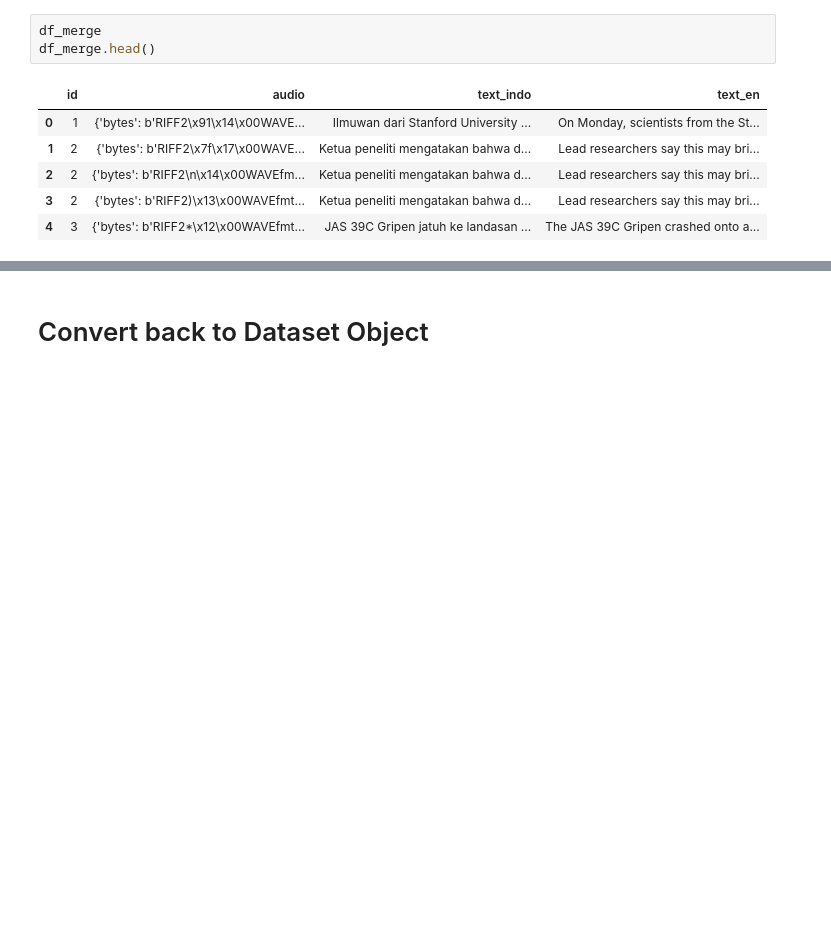
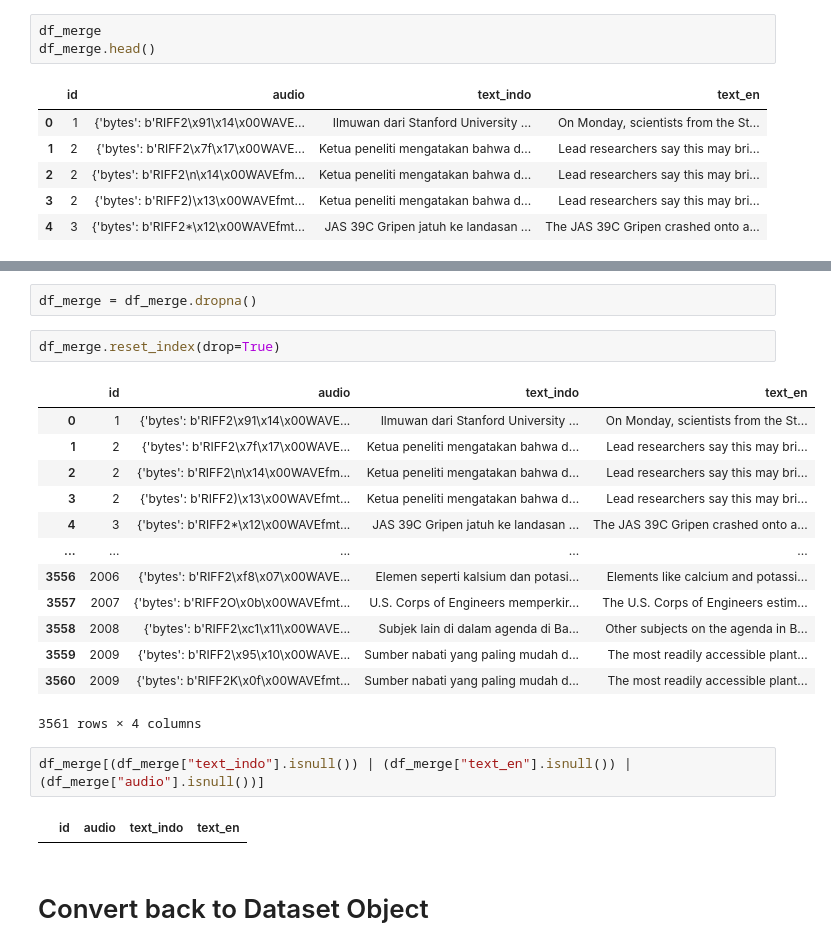
Before and after one commit to cobrayyxx/speech-translation-process, a Jupyter notebook: fleurs.ipynb, the cells around one changed output, grey strips where cells are left out. Drawn from its saved outputs; the diff is of its cells as text; blank space fills up the shorter version.

```diff
--- a/fleurs.ipynb
+++ b/fleurs.ipynb
@@ -178,3 +194,25 @@ df_merge[(df_merge["text_indo"] == None) | (df_merge["text_en"] == None)]
+# %%
+df_merge = df_merge.dropna()
+# %%
+df_merge.reset_index(drop=True)
+# %% [output]
+|  | id | audio | text_indo | text_en |
+| 0 | 1 | {'bytes': b'RIFF2\x91\x14\x00WAVE... | Ilmuwan dari Stanford University ... | On Monday, scientists from the St... |
+| 1 | 2 | {'bytes': b'RIFF2\x7f\x17\x00WAVE... | Ketua peneliti mengatakan bahwa d... | Lead researchers say this may bri... |
+| 2 | 2 | {'bytes': b'RIFF2\n\x14\x00WAVEfm... | Ketua peneliti mengatakan bahwa d... | Lead researchers say this may bri... |
+| 3 | 2 | {'bytes': b'RIFF2)\x13\x00WAVEfmt... | Ketua peneliti mengatakan bahwa d... | Lead researchers say this may bri... |
+| 4 | 3 | {'bytes': b'RIFF2*\x12\x00WAVEfmt... | JAS 39C Gripen jatuh ke landasan ... | The JAS 39C Gripen crashed onto a... |
+| ... | ... | ... | ... | ... |
+| 3556 | 2006 | {'bytes': b'RIFF2\xf8\x07\x00WAVE... | Elemen seperti kalsium dan potasi... | Elements like calcium and potassi... |
+| 3557 | 2007 | {'bytes': b'RIFF2O\x0b\x00WAVEfmt... | U.S. Corps of Engineers memperkir... | The U.S. Corps of Engineers estim... |
+| 3558 | 2008 | {'bytes': b'RIFF2\xc1\x11\x00WAVE... | Subjek lain di dalam agenda di Ba... | Other subjects on the agenda in B... |
+| 3559 | 2009 | {'bytes': b'RIFF2\x95\x10\x00WAVE... | Sumber nabati yang paling mudah d... | The most readily accessible plant... |
+| 3560 | 2009 | {'bytes': b'RIFF2K\x0f\x00WAVEfmt... | Sumber nabati yang paling mudah d... | The most readily accessible plant... |
+3561 rows × 4 columns
+# %%
+df_merge[(df_merge["text_indo"].isnull()) | (df_merge["text_en"].isnull()) | (df_merge["audio"].isnull())]
+# %% [output]
+|  | id | audio | text_indo | text_en |
 # %% [markdown]
 # Convert back to Dataset Object
 # %%
```
Also changed, not shown: parts of 12 cells of this notebook, 1 other file.
